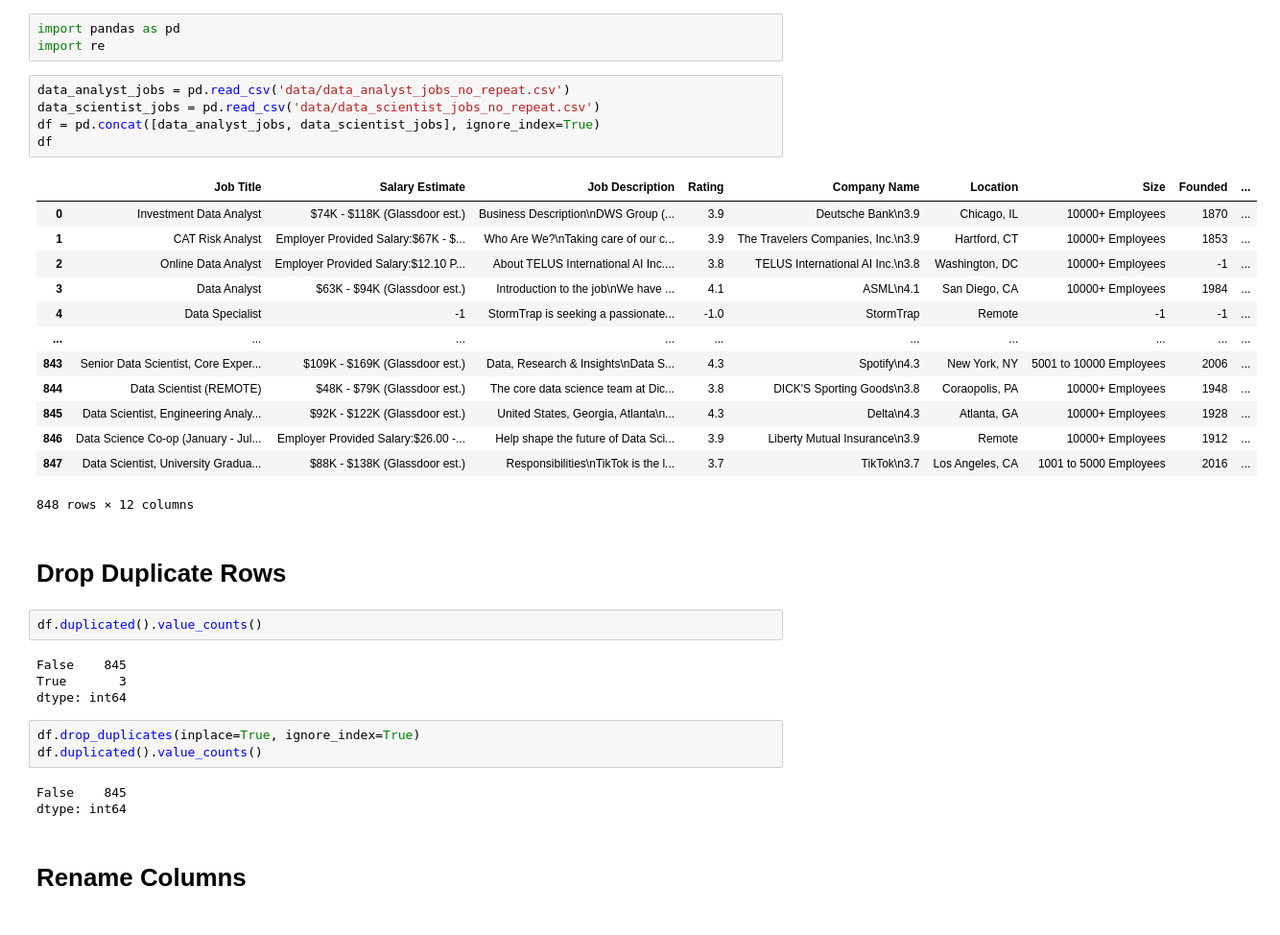
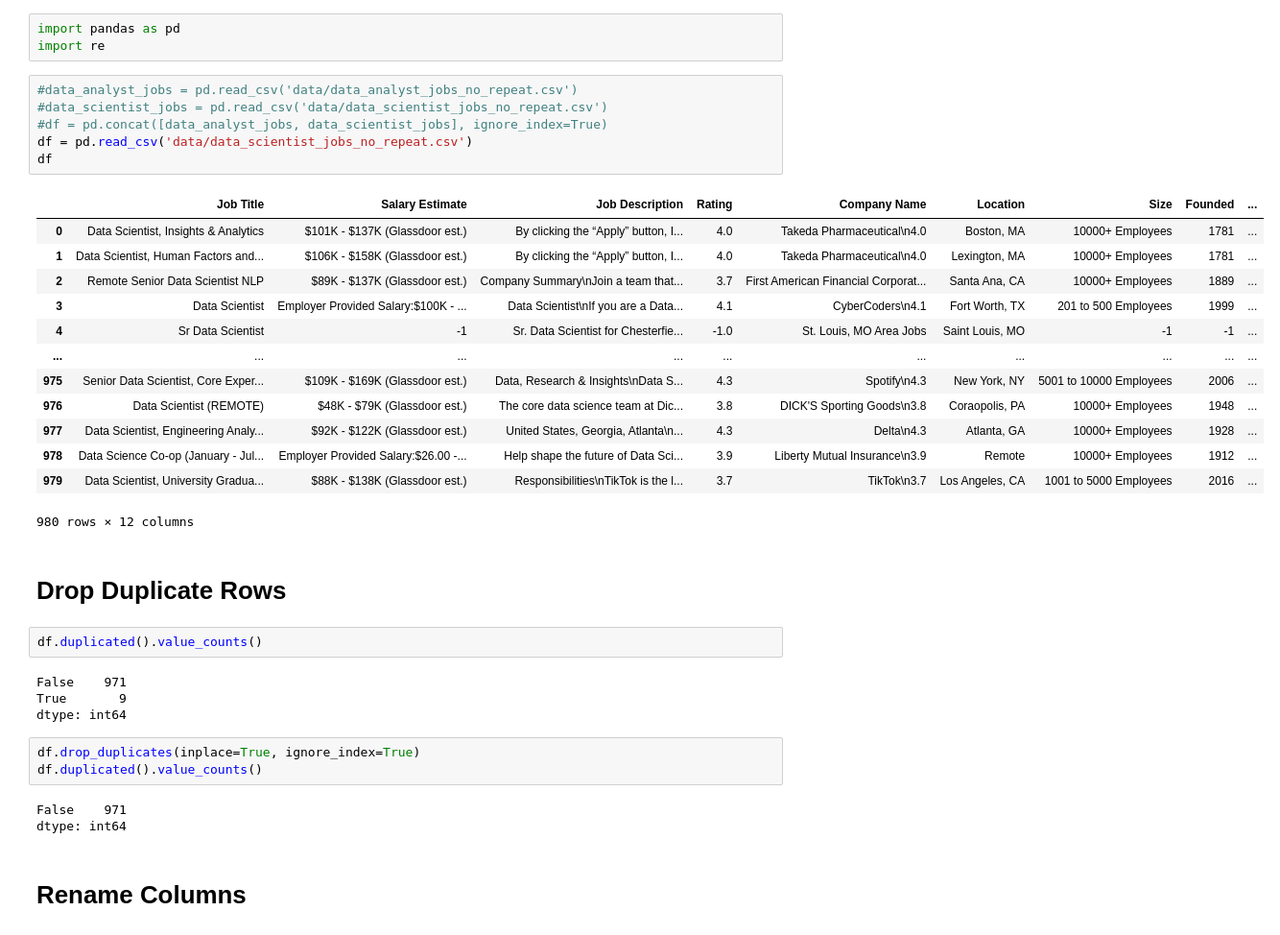
Before and after one commit to YongHHuang/data_science_salary, a Jupyter notebook: data_cleaning.ipynb, the cells around one changed output. Shown at 96% size. Drawn from its saved outputs; the diff is of its cells as text.

```diff
--- a/data_cleaning.ipynb
+++ b/data_cleaning.ipynb
@@ -6,37 +6,38 @@
 import pandas as pd
 import re
 # %%
-data_analyst_jobs = pd.read_csv('data/data_analyst_jobs_no_repeat.csv')
-data_scientist_jobs = pd.read_csv('data/data_scientist_jobs_no_repeat.csv')
-df = pd.concat([data_analyst_jobs, data_scientist_jobs], ignore_index=True)
+#data_analyst_jobs = pd.read_csv('data/data_analyst_jobs_no_repeat.csv')
+#data_scientist_jobs = pd.read_csv('data/data_scientist_jobs_no_repeat.csv')
+#df = pd.concat([data_analyst_jobs, data_scientist_jobs], ignore_index=True)
+df = pd.read_csv('data/data_scientist_jobs_no_repeat.csv')
 df
 # %% [output]
 |  | Job Title | Salary Estimate | Job Description | Rating | Company Name | Location | Size | Founded | ... |
-| 0 | Investment Data Analyst | $74K - $118K (Glassdoor est.) | Business Description\nDWS Group (... | 3.9 | Deutsche Bank\n3.9 | Chicago, IL | 10000+ Employees | 1870 | ... |
-| 1 | CAT Risk Analyst | Employer Provided Salary:$67K - $... | Who Are We?\nTaking care of our c... | 3.9 | The Travelers Companies, Inc.\n3.9 | Hartford, CT | 10000+ Employees | 1853 | ... |
-| 2 | Online Data Analyst | Employer Provided Salary:$12.10 P... | About TELUS International AI Inc.... | 3.8 | TELUS International AI Inc.\n3.8 | Washington, DC | 10000+ Employees | -1 | ... |
-| 3 | Data Analyst | $63K - $94K (Glassdoor est.) | Introduction to the job\nWe have ... | 4.1 | ASML\n4.1 | San Diego, CA | 10000+ Employees | 1984 | ... |
-| 4 | Data Specialist | -1 | StormTrap is seeking a passionate... | -1.0 | StormTrap | Remote | -1 | -1 | ... |
+| 0 | Data Scientist, Insights & Analytics | $101K - $137K (Glassdoor est.) | By clicking the “Apply” button, I... | 4.0 | Takeda Pharmaceutical\n4.0 | Boston, MA | 10000+ Employees | 1781 | ... |
+| 1 | Data Scientist, Human Factors and... | $106K - $158K (Glassdoor est.) | By clicking the “Apply” button, I... | 4.0 | Takeda Pharmaceutical\n4.0 | Lexington, MA | 10000+ Employees | 1781 | ... |
+| 2 | Remote Senior Data Scientist NLP | $89K - $137K (Glassdoor est.) | Company Summary\nJoin a team that... | 3.7 | First American Financial Corporat... | Santa Ana, CA | 10000+ Employees | 1889 | ... |
+| 3 | Data Scientist | Employer Provided Salary:$100K - ... | Data Scientist\nIf you are a Data... | 4.1 | CyberCoders\n4.1 | Fort Worth, TX | 201 to 500 Employees | 1999 | ... |
+| 4 | Sr Data Scientist | -1 | Sr. Data Scientist for Chesterfie... | -1.0 | St. Louis, MO Area Jobs | Saint Louis, MO | -1 | -1 | ... |
 | ... | ... | ... | ... | ... | ... | ... | ... | ... | ... |
-| 843 | Senior Data Scientist, Core Exper... | $109K - $169K (Glassdoor est.) | Data, Research & Insights\nData S... | 4.3 | Spotify\n4.3 | New York, NY | 5001 to 10000 Employees | 2006 | ... |
-| 844 | Data Scientist (REMOTE) | $48K - $79K (Glassdoor est.) | The core data science team at Dic... | 3.8 | DICK'S Sporting Goods\n3.8 | Coraopolis, PA | 10000+ Employees | 1948 | ... |
-| 845 | Data Scientist, Engineering Analy... | $92K - $122K (Glassdoor est.) | United States, Georgia, Atlanta\n... | 4.3 | Delta\n4.3 | Atlanta, GA | 10000+ Employees | 1928 | ... |
-| 846 | Data Science Co-op (January - Jul... | Employer Provided Salary:$26.00 -... | Help shape the future of Data Sci... | 3.9 | Liberty Mutual Insurance\n3.9 | Remote | 10000+ Employees | 1912 | ... |
-| 847 | Data Scientist, University Gradua... | $88K - $138K (Glassdoor est.) | Responsibilities\nTikTok is the l... | 3.7 | TikTok\n3.7 | Los Angeles, CA | 1001 to 5000 Employees | 2016 | ... |
+| 975 | Senior Data Scientist, Core Exper... | $109K - $169K (Glassdoor est.) | Data, Research & Insights\nData S... | 4.3 | Spotify\n4.3 | New York, NY | 5001 to 10000 Employees | 2006 | ... |
+| 976 | Data Scientist (REMOTE) | $48K - $79K (Glassdoor est.) | The core data science team at Dic... | 3.8 | DICK'S Sporting Goods\n3.8 | Coraopolis, PA | 10000+ Employees | 1948 | ... |
+| 977 | Data Scientist, Engineering Analy... | $92K - $122K (Glassdoor est.) | United States, Georgia, Atlanta\n... | 4.3 | Delta\n4.3 | Atlanta, GA | 10000+ Employees | 1928 | ... |
+| 978 | Data Science Co-op (January - Jul... | Employer Provided Salary:$26.00 -... | Help shape the future of Data Sci... | 3.9 | Liberty Mutual Insurance\n3.9 | Remote | 10000+ Employees | 1912 | ... |
+| 979 | Data Scientist, University Gradua... | $88K - $138K (Glassdoor est.) | Responsibilities\nTikTok is the l... | 3.7 | TikTok\n3.7 | Los Angeles, CA | 1001 to 5000 Employees | 2016 | ... |
-848 rows × 12 columns
+980 rows × 12 columns
 # %% [markdown]
 # Drop Duplicate Rows
 # %%
 df.duplicated().value_counts()
 # %% [output]
-False    845
-True       3
+False    971
+True       9
 dtype: int64
 # %%
 df.drop_duplicates(inplace=True, ignore_index=True)
 df.duplicated().value_counts()
 # %% [output]
-False    845
+False    971
 dtype: int64
 # %% [markdown]
 # Rename Columns
```
Also changed, not shown: parts of 21 cells of this notebook, 5 other files.
